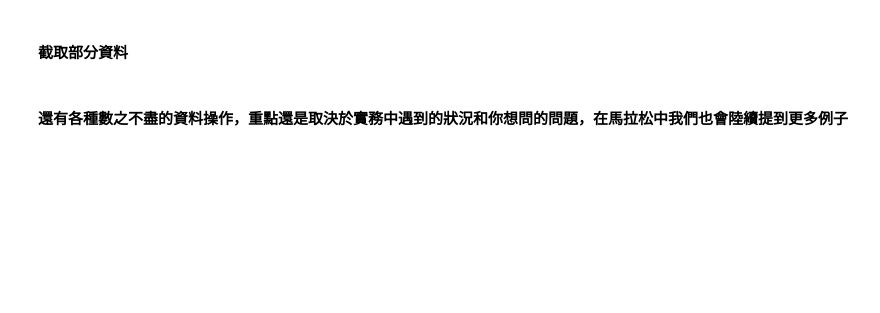
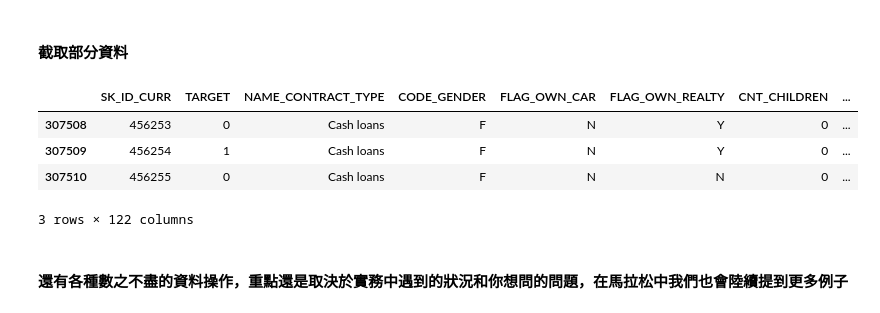
Before and after one commit to davibon/2nd-ML100Days, a Jupyter notebook: homework/Day_002_HW.ipynb, the cells around one changed output. Saved outputs shown, nothing was run; the diff lists cells and outputs as text; code cells hidden in the pictures; blank space fills up the shorter version.

```diff
--- a/homework/Day_002_HW.ipynb
+++ b/homework/Day_002_HW.ipynb
@@ -32,7 +69,12 @@ app_train.info
 # %% [markdown]
 #### 截取部分資料
 # %%
-app_train.head(5)
 app_train.tail(3)
+# %% [output]
+|  | SK_ID_CURR | TARGET | NAME_CONTRACT_TYPE | CODE_GENDER | FLAG_OWN_CAR | FLAG_OWN_REALTY | CNT_CHILDREN | ... |
+| 307508 | 456253 | 0 | Cash loans | F | N | Y | 0 | ... |
+| 307509 | 456254 | 1 | Cash loans | F | N | Y | 0 | ... |
+| 307510 | 456255 | 0 | Cash loans | F | N | N | 0 | ... |
+3 rows × 122 columns
 # %% [markdown]
 #### 還有各種數之不盡的資料操作，重點還是取決於實務中遇到的狀況和你想問的問題，在馬拉松中我們也會陸續提到更多例子
```
Also changed, not shown: parts of 2 cells of this notebook.
